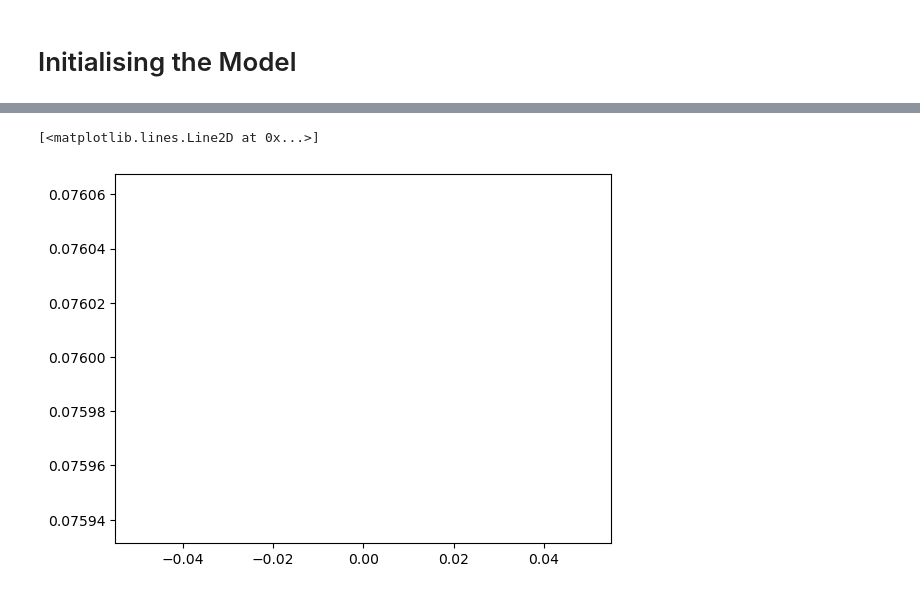
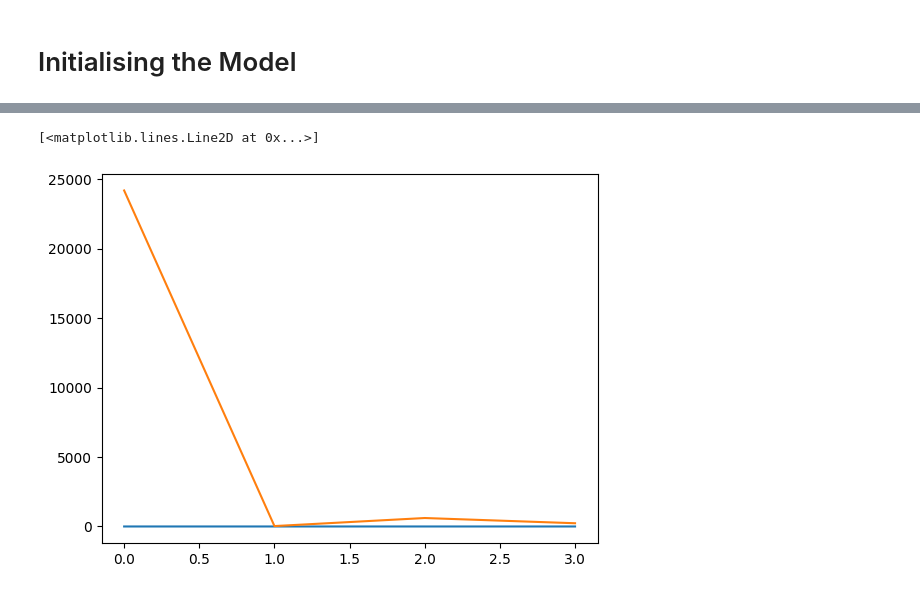
Before and after one commit to BoppleOpple/MonocularDepthPredictor, a Jupyter notebook: depthPredictor.ipynb, the cells around one changed output, grey strips where cells are left out. Drawn from its saved outputs; the diff is of its cells as text; code cells hidden in the pictures.

```diff
--- a/depthPredictor.ipynb
+++ b/depthPredictor.ipynb
@@ -105,7 +106,7 @@ class fDense (nn.Module):
 		def __init__(self, inChannels, k):
 			super().__init__()
 			self.norm = nn.BatchNorm2d(inChannels)
-			self.conv = nn.Conv2d(inChannels, k, 3, stride=1, padding=1, padding_mode='reflect')
+			self.conv = nn.Conv2d(inChannels, k, 3, stride=1, padding=1, padding_mode='reflect', bias=True)
 
 		def forward(self, x):
 			intermediateOutput = F.relu(self.norm(x))
@@ -294,18 +293,12 @@ def multiScaleLoss(outputScales, expectedScales):
 optimizer = Adam(model.parameters(), lr=5e-5)
 # %%
 NYU_trainingDataLoader = DataLoader(NYU_training, batch_size=8, shuffle=True, num_workers=0)
-NYU_testingDataLoader = DataLoader(NYU_training, batch_size=8, shuffle=True, num_workers=0)
+NYU_testingDataLoader = DataLoader(NYU_testing, batch_size=8, shuffle=True, num_workers=0)
 
 def train_one_epoch(model, epoch_index):
 	running_loss = 0.
-	last_loss = 0.
 
-	# Here, we use enumerate(training_loader) instead of
-	# iter(training_loader) so that we can track the batch
-	# index and do some intra-epoch reporting
-	for i, data in enumerate(NYU_trainingDataLoader):
-		# Every data instance is an input + label pair
-		inputs, groundTruth = data
+	for inputs, groundTruth in iter(NYU_trainingDataLoader):
 		inputs = inputs.to(device)
 		groundTruth = groundTruth.to(device)
 
@@ -315,14 +308,8 @@ def train_one_epoch(model, epoch_index):
 		# Make predictions for this batch
 		outputScales = model(inputs)
 
-		groundTruthScales = [groundTruth]
-		for i in range(1, 4):
-			groundTruthScales.append(model.pool(groundTruthScales[-1]))
-
-		# print([t.size() for t in groundTruthScales])
-
 		# Compute the loss and its gradients
-		loss = multiScaleLoss(outputScales, groundTruthScales)
+		loss = multiScaleLoss(outputScales, groundTruth)
 		loss.backward()
 
 		# Adjust learning weights
@@ -332,14 +319,17 @@ def train_one_epoch(model, epoch_index):
 		running_loss += loss.item()
 
 	return running_loss / len(NYU_trainingDataLoader)
+# %%
+load = True
+if load: model.load_state_dict(torch.load('states/epoch_16.pt'))
 # %%
 EPOCHS = 20
 
 losses, v_losses = [], []
 
-for epoch in range(EPOCHS):
+for epoch in range(16, EPOCHS):
 	print(f'-=-=-=-=- EPOCH {epoch + 1} -=-=-=-=-')
-
+	print('training')
 	# Make sure gradient tracking is on, and do a pass over the data
 	model.train(True)
 	avg_loss = train_one_epoch(model, epoch)
@@ -351,20 +341,15 @@ for epoch in range(EPOCHS):
 	# statistics for batch normalization.
 	model.eval()
 
+	print('validating')
 	# Disable gradient computation and reduce memory consumption.
 	with torch.no_grad():
-		for i, vdata in enumerate(NYU_testingDataLoader):
-			vinputs, vlabels = vdata
-
+		for vinputs, vlabels in iter(NYU_testingDataLoader):
 			vinputs = vinputs.to(device)
 			vlabels = vlabels.to(device)
 
-			groundTruthScales = [vlabels]
-			for i in range(1, 4):
-				groundTruthScales.append(model.pool(groundTruthScales[-1]))
-
 			voutputs = model(vinputs)
-			vloss = multiScaleLoss(voutputs, groundTruthScales)
+			vloss = multiScaleLoss(voutputs, vlabels)
 			running_vloss += vloss
 
 	avg_vloss = running_vloss / (i + 1)
@@ -396,18 +383,18 @@ KeyboardInterrupt:
 # %%
 v_losses = [l.cpu() for l in v_losses]
 
 currentTime = time.localtime()
 
 with open(f'output/losses_{currentTime.tm_year}-{currentTime.tm_mon}-{currentTime.tm_mday}_[{currentTime.tm_hour}-{currentTime.tm_min}-{currentTime.tm_sec}].csv', 'w') as f:
-	fileBody = 'loss,val loss'
+	fileBody = 'loss,val loss\n'
 	for i in range(len(losses)):
-		fileBody += f'{losses[i]},{v_losses[i]}'
+		fileBody += f'{losses[i]},{v_losses[i]}\n'
 	f.write(fileBody)
 
 
 plt.plot(range(len(losses)), losses)
 plt.plot(range(len(v_losses)), v_losses)
 # %% [output]
 [<matplotlib.lines.Line2D at 0x...>]
-[figure, old version]
+[figure, new version]
 # %%
```
Also changed, not shown: parts of 16 cells of this notebook, 14 other files.
